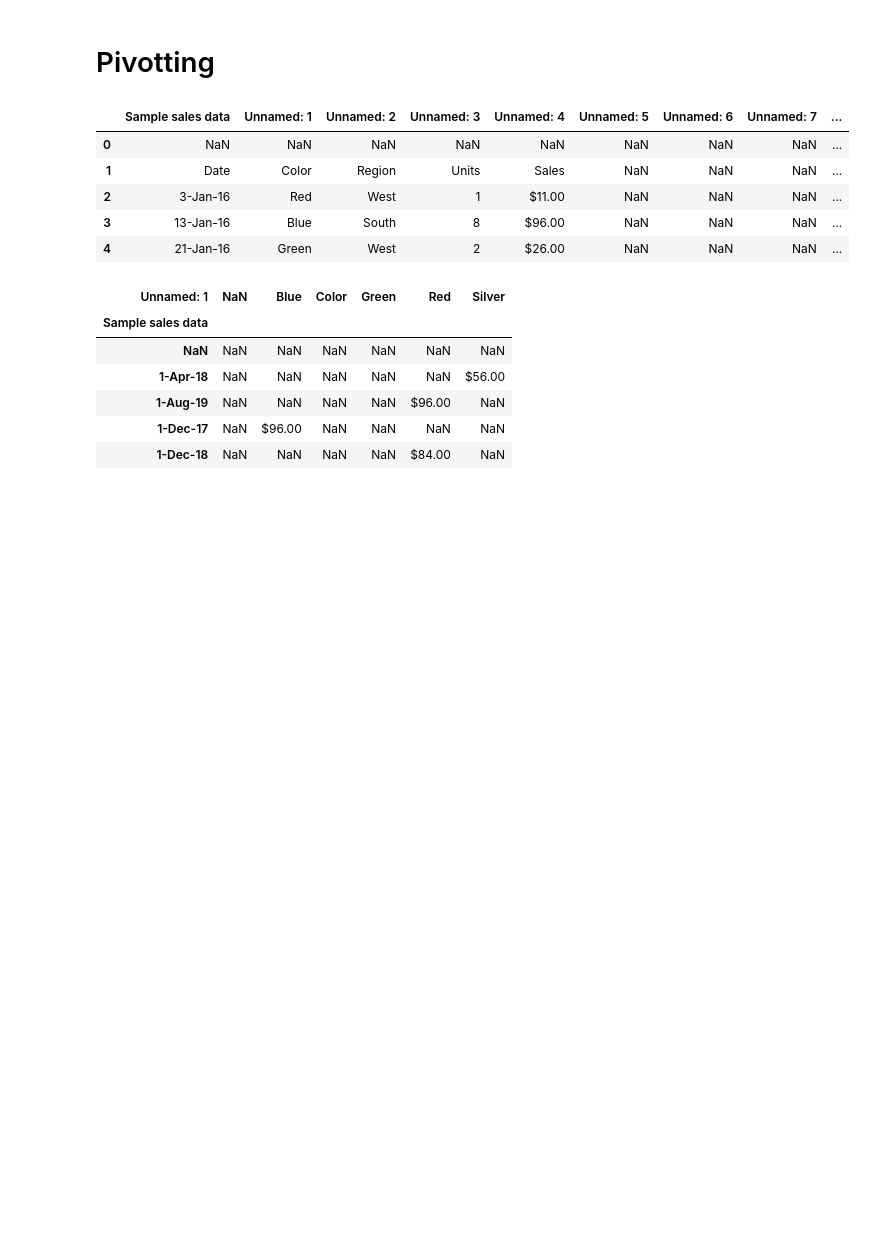
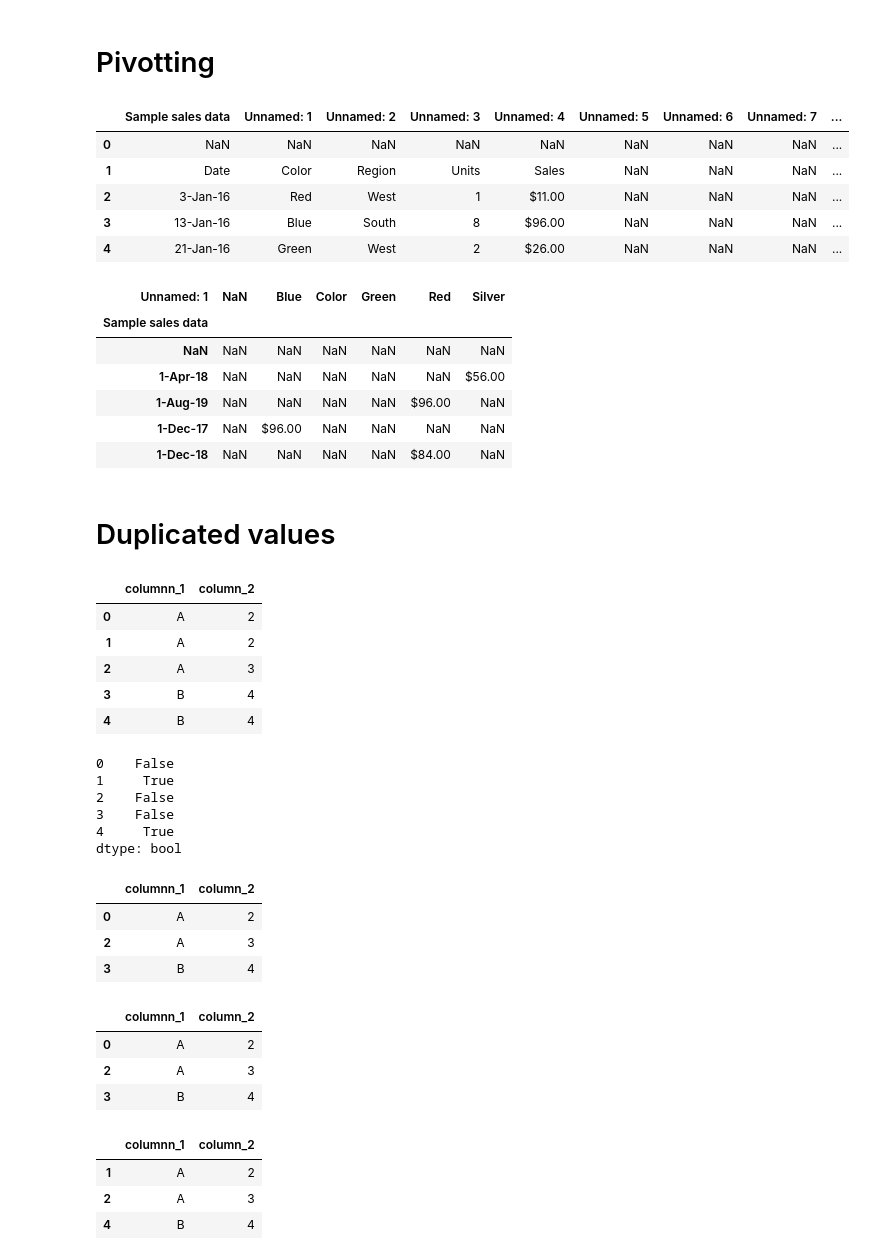
Before and after one commit to albinjohn366/DataScience_Tutorials, a Jupyter notebook: Working_with_Data.ipynb, the cells around one changed output. Saved outputs shown, nothing was run; the diff lists cells and outputs as text; code cells hidden in the pictures; blank space fills up the shorter version.

```diff
--- a/Working_with_Data.ipynb
+++ b/Working_with_Data.ipynb
@@ -384,3 +384,49 @@ for_pivot.pivot(index='Sample sales data', columns='Unnamed: 1', values='Unnamed
 | 1-Aug-19 | NaN | NaN | NaN | NaN | $96.00 | NaN |
 | 1-Dec-17 | NaN | $96.00 | NaN | NaN | NaN | NaN |
 | 1-Dec-18 | NaN | NaN | NaN | NaN | $84.00 | NaN |
+# %% [markdown]
+# Duplicated values
+# %%
+# Creating a datafrane with duplicate values
+duplicated_df = pd.DataFrame({'columnn_1': ['A'] * 3 + ['B'] * 2, 'column_2': [2, 2, 3, 4, 4]})
+display(duplicated_df)
+
+# Finding the duplicated rows
+duplicated_df.duplicated()
+# %% [output]
+|  | columnn_1 | column_2 |
+| 0 | A | 2 |
+| 1 | A | 2 |
+| 2 | A | 3 |
+| 3 | B | 4 |
+| 4 | B | 4 |
+0    False
+1     True
+2    False
+3    False
+4     True
+dtype: bool
+# %%
+# Getting rid of the dupliicated rows
+duplicated_df.drop_duplicates()
+# %% [output]
+|  | columnn_1 | column_2 |
+| 0 | A | 2 |
+| 2 | A | 3 |
+| 3 | B | 4 |
+# %%
+# Specifying the column for removing the duplicates
+duplicated_df.drop_duplicates(['column_2'])
+# %% [output]
+|  | columnn_1 | column_2 |
+| 0 | A | 2 |
+| 2 | A | 3 |
+| 3 | B | 4 |
+# %%
+#  Taking the last item only
+duplicated_df.drop_duplicates(['column_2'], keep='last')
+# %% [output]
+|  | columnn_1 | column_2 |
+| 1 | A | 2 |
+| 2 | A | 3 |
+| 4 | B | 4 |
```
Also changed, not shown: parts of 6 cells of this notebook.
